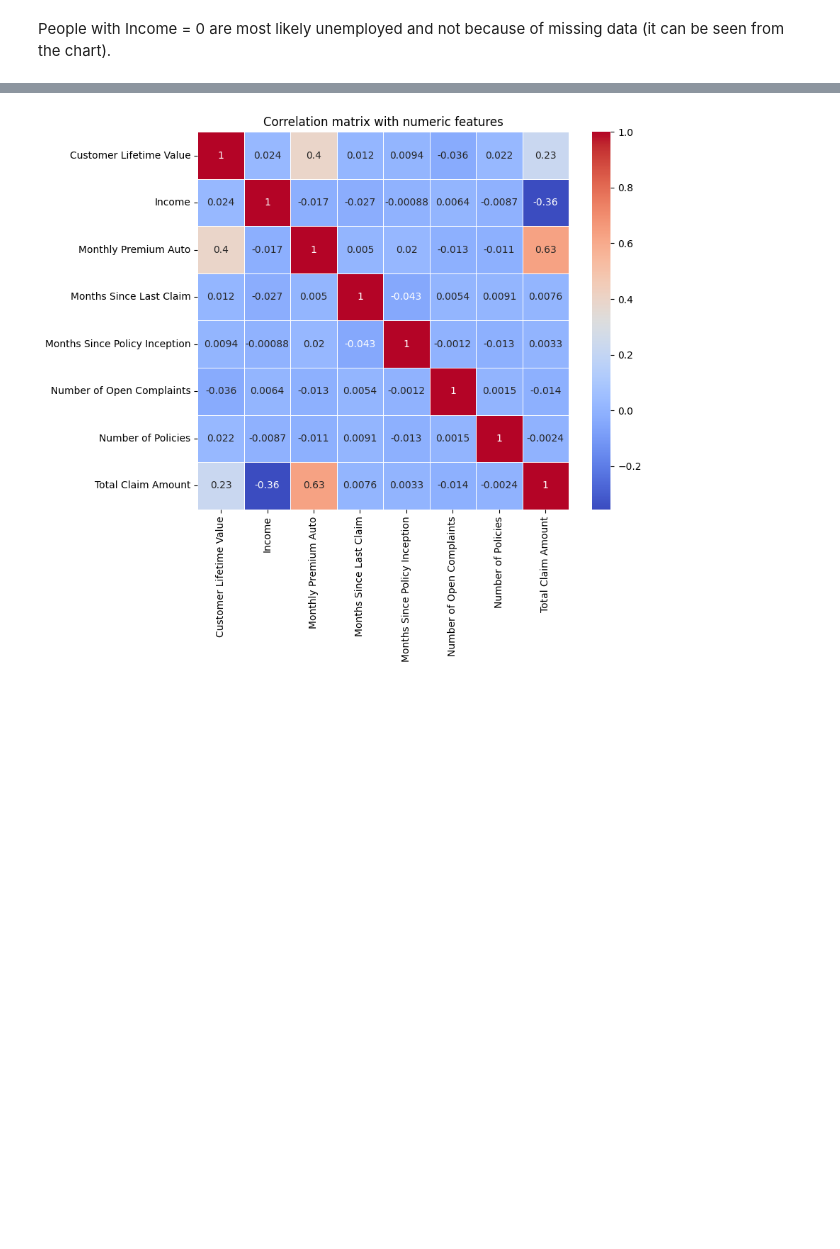
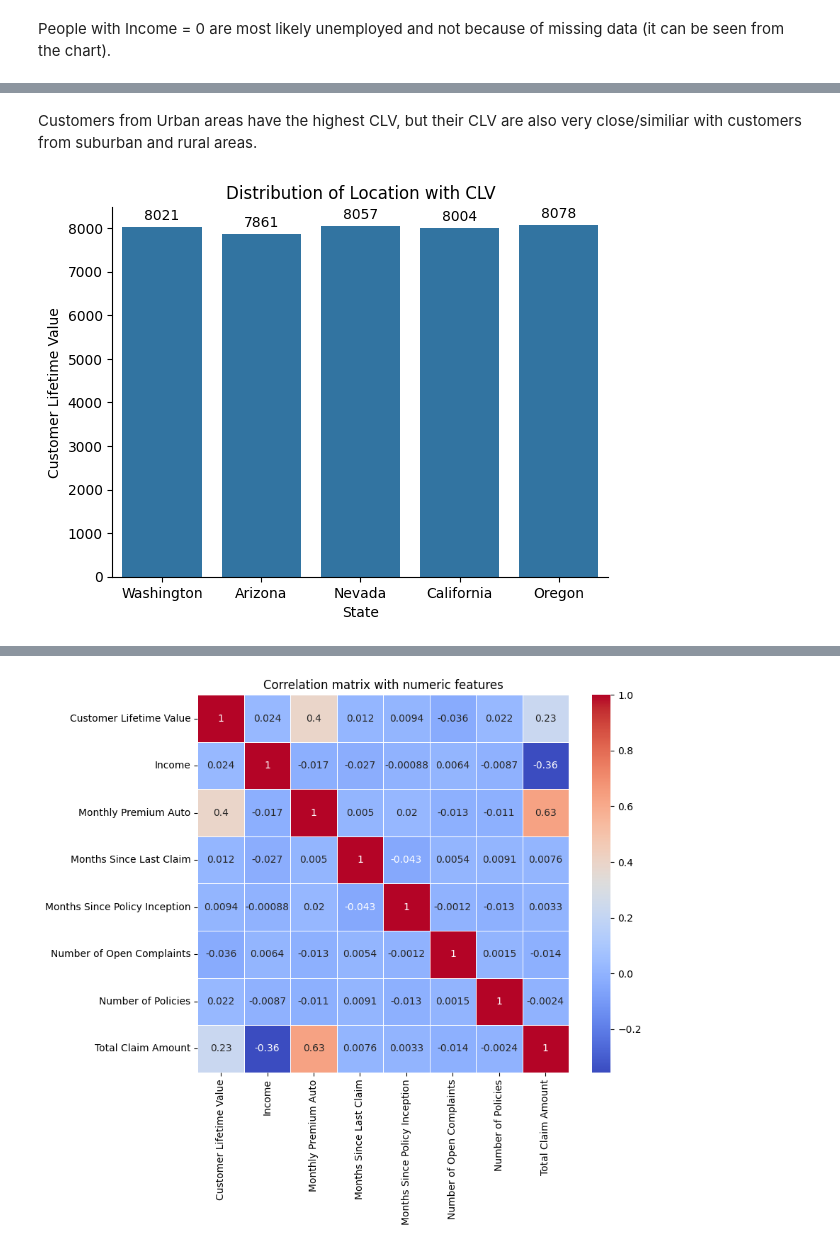
Before and after one commit to aRandomUser1107/Customer-Lifetime-Value-Prediction, a Jupyter notebook: clv.ipynb, the cells around one changed output, grey strips where cells are left out. Cells and saved outputs as stored; diff of their text form; code cells hidden in the pictures; blank space fills up the shorter version.

```diff
--- a/clv.ipynb
+++ b/clv.ipynb
@@ -170,0 +211,12 @@ People with Income = 0 are most likely unemployed and not because of missing dat
+# %% [markdown]
+Customers from Urban areas have the highest CLV, but their CLV are also very close/similiar with customers from suburban and rural areas.
+# %%
+ax = sns.barplot(data=df, x='State', y='Customer Lifetime Value', errorbar=None)
+plt.title('Distribution of Location with CLV')
+for container in ax.containers:
+    ax.bar_label(container, fmt='%.0f', padding=3)
+
+sns.despine()
+plt.show()
+# %% [output]
+[figure, added]
```
Also changed, not shown: parts of 19 cells of this notebook.
